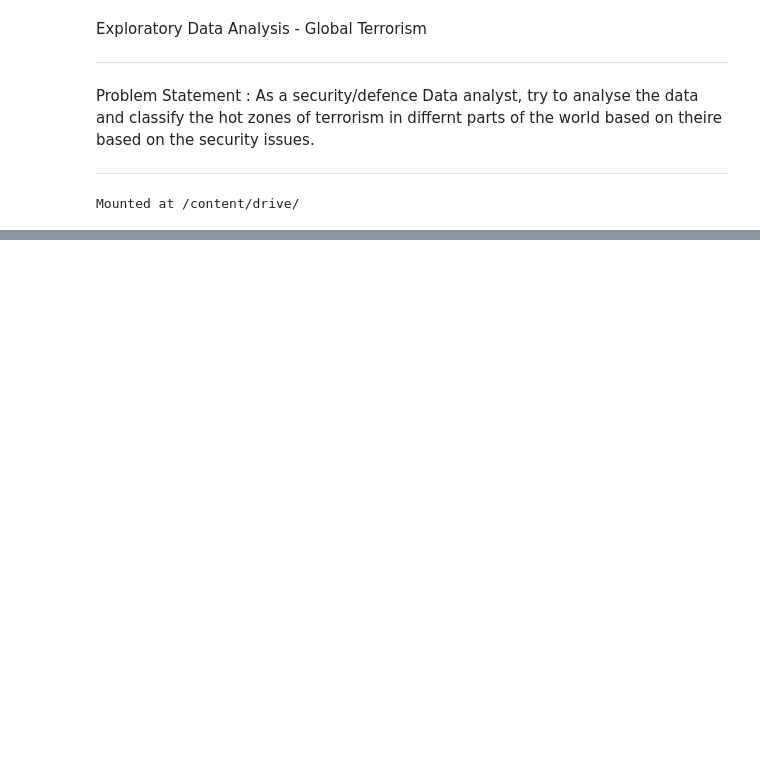
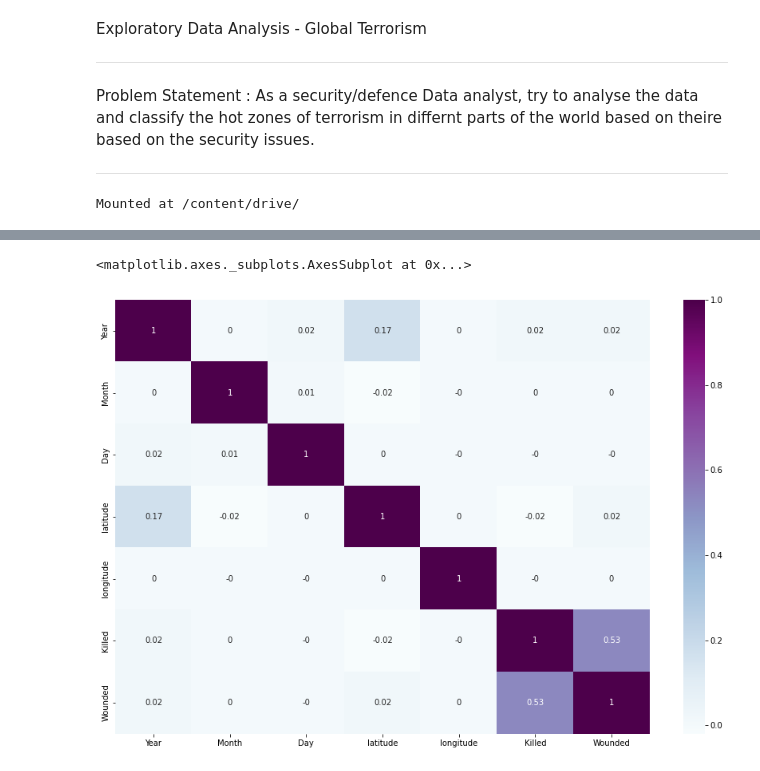
Before and after one commit to PremPatil0129/Global-Terrorism-Data-Analysis, a Jupyter notebook: GlobalTerrorism.ipynb, the cells around one changed output, grey strips where cells are left out. Cells and saved outputs as stored; diff of their text form; code cells hidden in the pictures; blank space fills up the shorter version.

```diff
--- a/GlobalTerrorism.ipynb
+++ b/GlobalTerrorism.ipynb
@@ -26,0 +90,7 @@ path = '/content/drive/MyDrive/'
+# %%
+#The Relation of One Parameter with the other in the dataset.
+plt.figure(figsize=(15,10))
+sns.heatmap(np.round(data.corr(),2),annot=True,cmap='BuPu')
+# %% [output]
+<matplotlib.axes._subplots.AxesSubplot at 0x...>
+[figure, added]
```
Also changed, not shown: parts of 11 cells of this notebook.
